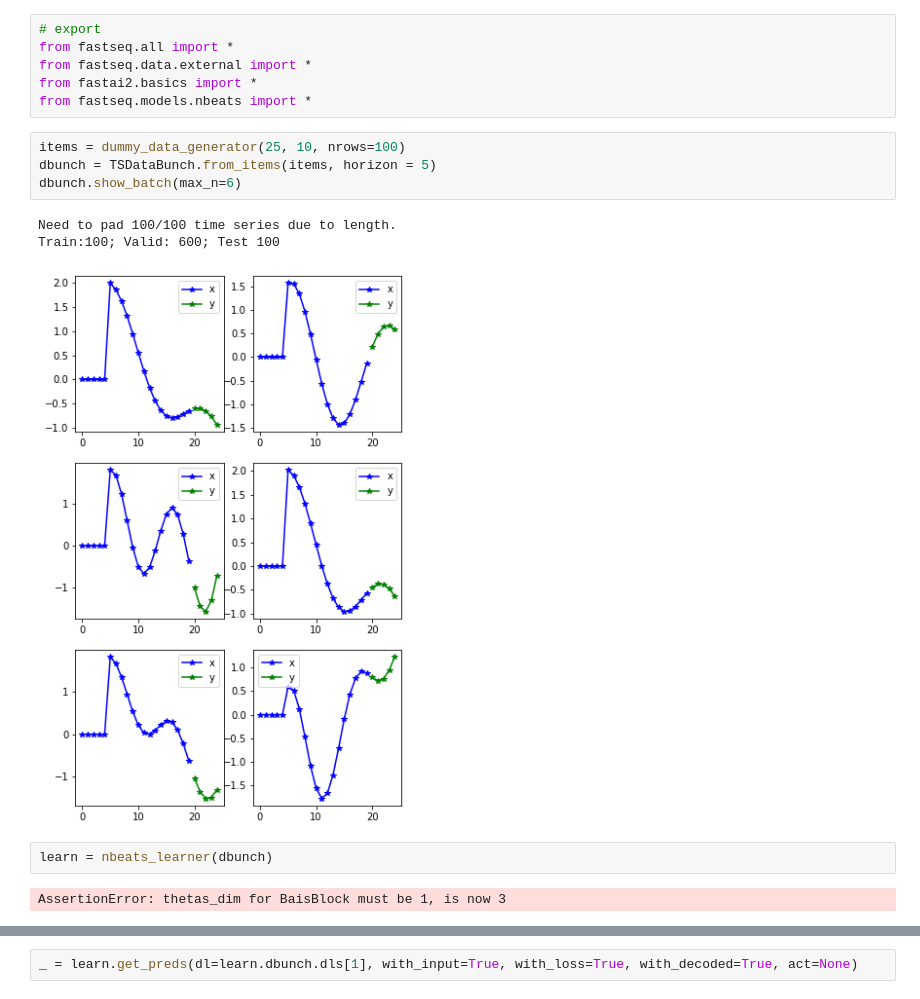
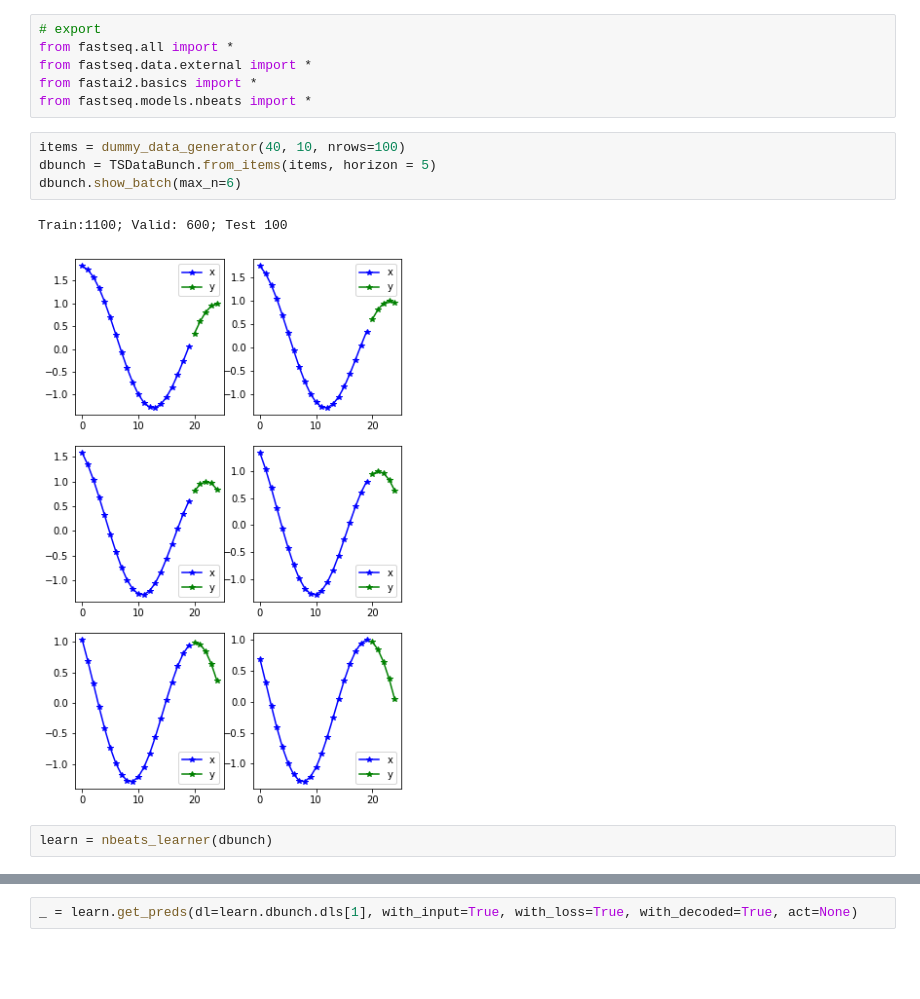
Before and after one commit to takotab/fastseq, a Jupyter notebook: nbs/07_interpret.ipynb, the cells around one changed output, grey strips where cells are left out. Saved outputs shown, nothing was run; the diff lists cells and outputs as text; blank space fills up the shorter version.

```diff
--- a/nbs/07_interpret.ipynb
+++ b/nbs/07_interpret.ipynb
@@ -16,17 +16,14 @@ from fastseq.data.external import *
 from fastai2.basics import *
 from fastseq.models.nbeats import *
 # %%
-items = dummy_data_generator(25, 10, nrows=100)
+items = dummy_data_generator(40, 10, nrows=100)
 dbunch = TSDataBunch.from_items(items, horizon = 5)
 dbunch.show_batch(max_n=6)
 # %% [output]
-Need to pad 100/100 time series due to length.
-Train:100; Valid: 600; Test 100
+Train:1100; Valid: 600; Test 100
-[figure, old version]
+[figure, new version]
 # %%
 learn = nbeats_learner(dbunch)
-# %% [output]
-AssertionError: thetas_dim for BaisBlock must be 1, is now 3
 # %%
 learn.lr_find()
 # %% [output]
```
Also changed, not shown: parts of 10 cells of this notebook, 5 other files.
